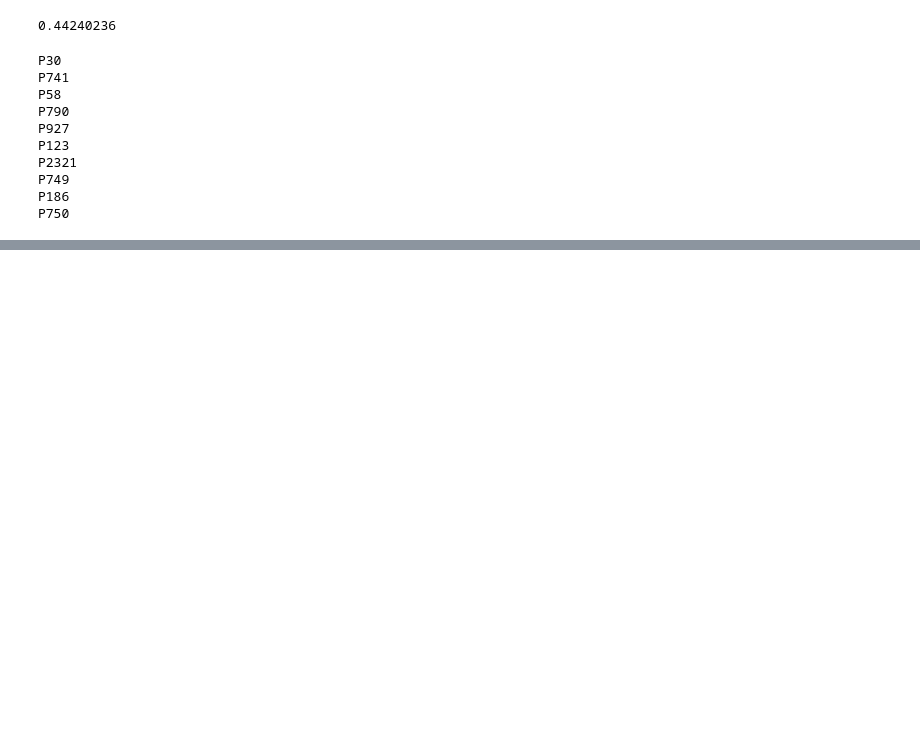
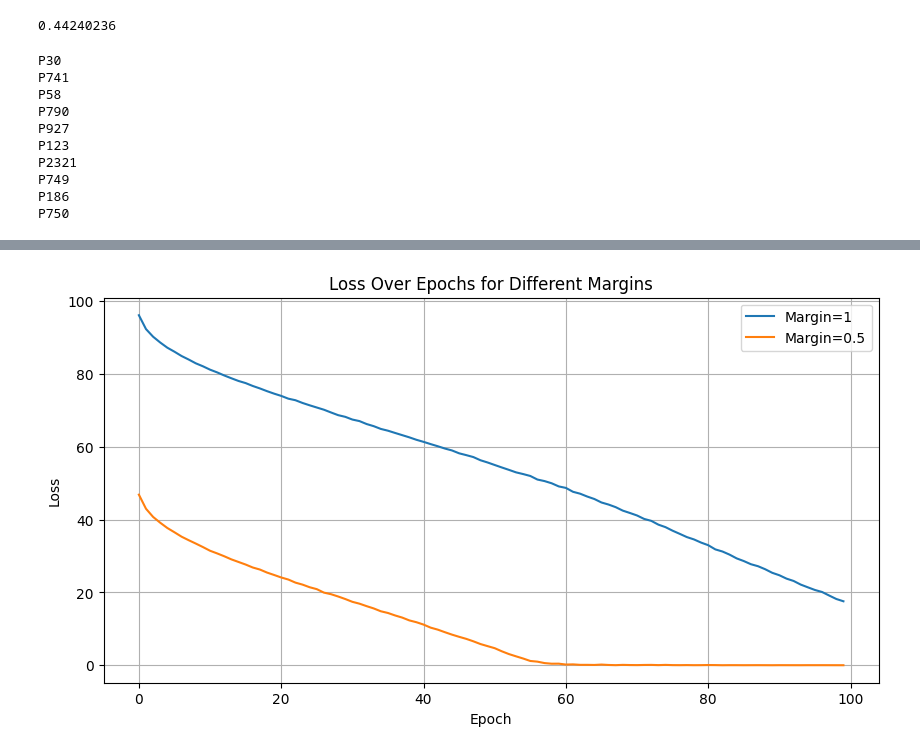
Before and after one commit to JaegerZhao/Natural-language-processing, a Jupyter notebook: 1 Word2VecTransE/TransE/TransE.ipynb, the cells around one changed output, grey strips where cells are left out. Saved outputs shown, nothing was run; the diff lists cells and outputs as text; code cells hidden in the pictures; blank space fills up the shorter version.

```diff
--- a/1 Word2VecTransE/TransE/TransE.ipynb
+++ b/1 Word2VecTransE/TransE/TransE.ipynb
@@ -177,0 +295,49 @@ P750
+# %%
+import matplotlib.pyplot as plt
+
+epochs = list(range(1, 101))
+losses_margin_05  = [
+    46.879642, 43.000717, 40.753825, 39.158651, 37.709862, 36.537778, 35.325897, 34.356049, 33.433013, 32.473016,
+    31.462204, 30.727934, 29.943106, 29.086532, 28.377293, 27.670734, 26.858281, 26.298217, 25.468457, 24.804367,
+    24.116731, 23.548570, 22.701672, 22.151776, 21.430538, 20.906185, 19.955321, 19.519351, 18.888453, 18.194645,
+    17.424636, 16.913460, 16.235453, 15.605861, 14.825117, 14.356512, 13.678253, 13.093570, 12.318261, 11.818738,
+    11.168130, 10.325807, 9.779782, 9.075320, 8.405019, 7.806920, 7.244605, 6.571111, 5.819432, 5.245666, 4.682268,
+    3.825593, 3.062677, 2.440205, 1.841008, 1.168539, 0.982189, 0.588951, 0.415331, 0.427206, 0.184473, 0.231714,
+    0.104070, 0.104011, 0.074569, 0.178036, 0.070176, 0.018666, 0.095179, 0.050219, 0.033331, 0.071509, 0.089093,
+    0.030101, 0.090498, 0.030332, 0.018289, 0.039615, 0.011977, 0.021729, 0.051603, 0.036417, 0.000000, 0.018275,
+    0.015423, 0.004546, 0.011457, 0.017257, 0.008279, 0.000000, 0.015370, 0.009874, 0.007048, 0.004036, 0.014535,
+    0.011012, 0.013912, 0.009338, 0.004189, 0.000000
+]
+losses_margin_1 = [
+    96.191870, 92.379576, 90.280316, 88.688480, 87.263951, 86.163322, 84.977384, 84.010514, 82.970886, 82.155908,
+    81.229612, 80.477027, 79.631082, 78.862986, 78.122257, 77.539298, 76.748463, 76.074971, 75.324052, 74.639324,
+    74.020272, 73.256610, 72.829929, 72.074014, 71.430593, 70.826333, 70.224471, 69.463662, 68.726904, 68.265857,
+    67.518685, 67.091821, 66.286874, 65.699300, 64.941025, 64.454560, 63.836805, 63.233489, 62.630084, 61.955247,
+    61.388923, 60.771130, 60.180612, 59.553486, 59.022853, 58.239465, 57.742128, 57.207806, 56.330599, 55.718801,
+    55.028770, 54.347697, 53.689793, 53.004143, 52.534993, 52.012874, 51.031150, 50.607511, 50.005196, 49.142154,
+    48.731604, 47.664306, 47.143874, 46.360078, 45.683277, 44.726698, 44.155003, 43.440157, 42.486344, 41.838541,
+    41.153497, 40.205579, 39.675233, 38.635034, 37.946898, 36.968236, 36.104163, 35.216028, 34.571659, 33.703422,
+    32.990121, 31.834613, 31.253315, 30.395669, 29.360347, 28.626993, 27.760284, 27.209665, 26.385067, 25.396618,
+    24.725434, 23.800614, 23.156496, 22.159050, 21.410442, 20.676806, 20.127532, 19.149628, 18.204479, 17.573520
+]
+
+# 绘制折线图
+plt.figure(figsize=(10, 5))  # 设置图形的大小
+plt.plot(losses_margin_1, label='Margin=1')  # 绘制margin=1的loss值
+plt.plot(losses_margin_05, label='Margin=0.5')  # 绘制margin=0.5的loss值
+
+# 添加图例
+plt.legend()
+
+# 添加标题和轴标签
+plt.title('Loss Over Epochs for Different Margins')
+plt.xlabel('Epoch')
+plt.ylabel('Loss')
+
+# 显示网格
+plt.grid(True)
+
+# 显示图形
+plt.show()
+# %% [output]
+[figure, added]
```
Also changed, not shown: parts of 12 cells of this notebook, 10 other files.
